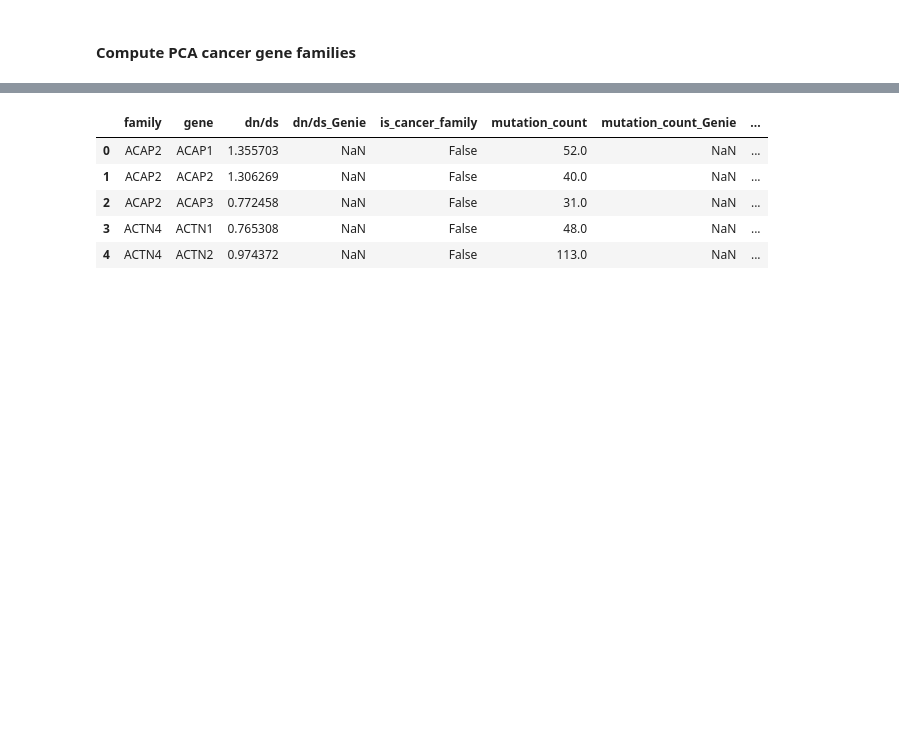
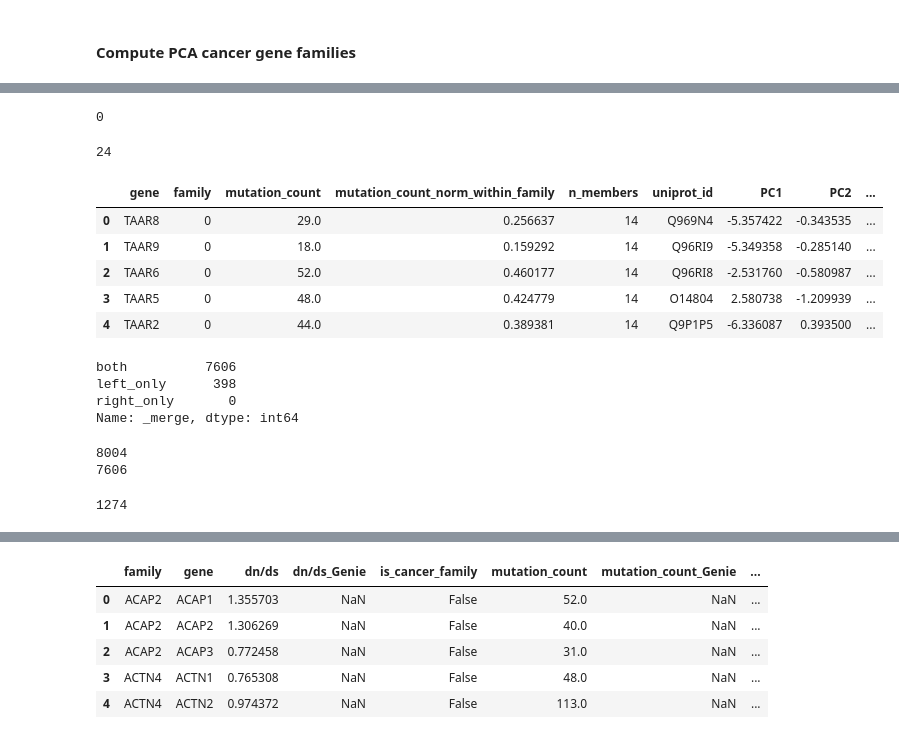
Before and after one commit to webermarcolivier/codon_usage_oncogenes, a Jupyter notebook: src/KRAS_codon_usage_published.ipynb, the cells around one changed output, grey strips where cells are left out. Drawn from its saved outputs; the diff is of its cells as text; code cells hidden in the pictures; blank space fills up the shorter version.

```diff
--- a/src/KRAS_codon_usage_published.ipynb
+++ b/src/KRAS_codon_usage_published.ipynb
@@ -400,3 +400,7 @@ YY2
 ZNF155
 ZNF383
 ZNF823
+# %%
+familyExtendedBackground = pd.read_csv(KRASPath / 'data' / "gene_families_extended_background.txt",
+                                       sep='\t', names=['gene', 'family', 'mutation_count'], header=0)
+familyExtendedBackground.head()
@@ -402,0 +414,13 @@ ZNF823
+# %%
+dfList = []
+for fam, group in familyExtendedBackground.groupby('family'):
+    df = group.copy()
+    df['mutation_count_norm_within_family'] = df['mutation_count'] / group['mutation_count'].max()
+    df['n_members'] = len(df)
+    dfList.append(df)
+
+familyExtendedBackground = pd.concat(dfList)
+print(len(familyExtendedBackground))
+familyExtendedBackground = familyExtendedBackground[familyExtendedBackground['n_members'] >= 3]
+print(len(familyExtendedBackground))
+familyExtendedBackground.head()
@@ -3499,0 +3418,38 @@ pcaGeneBasedFamilyDf.head()
+# %%
+familyExtendedBackground['gene'].duplicated().sum()
+# %% [output]
+0
+# %%
+pcaGeneBasedGeneDf['gene'].duplicated().sum()
+# %% [output]
+24
+# %%
+familyExtendedBackground2 = pd.merge(familyExtendedBackground,
+                                     pcaGeneBasedGeneDf.drop_duplicates(subset=['gene']),
+                                     on='gene', how='left', indicator=True)
+familyExtendedBackground2.head()
+# %% [output]
+|  | gene | family | mutation_count | mutation_count_norm_within_family | n_members | uniprot_id | PC1 | PC2 | ... |
+| 0 | TAAR8 | 0 | 29.0 | 0.256637 | 14 | Q969N4 | -5.357422 | -0.343535 | ... |
+| 1 | TAAR9 | 0 | 18.0 | 0.159292 | 14 | Q96RI9 | -5.349358 | -0.285140 | ... |
+| 2 | TAAR6 | 0 | 52.0 | 0.460177 | 14 | Q96RI8 | -2.531760 | -0.580987 | ... |
+| 3 | TAAR5 | 0 | 48.0 | 0.424779 | 14 | O14804 | 2.580738 | -1.209939 | ... |
+| 4 | TAAR2 | 0 | 44.0 | 0.389381 | 14 | Q9P1P5 | -6.336087 | 0.393500 | ... |
+# %%
+familyExtendedBackground2['_merge'].value_counts()
+# %% [output]
+both          7606
+left_only      398
+right_only       0
+Name: _merge, dtype: int64
+# %%
+print(len(familyExtendedBackground2))
+familyExtendedBackground2 = familyExtendedBackground2.dropna(subset=['PC1'])
+print(len(familyExtendedBackground2))
+# %% [output]
+8004
+7606
+# %%
+familyExtendedBackground2['family'].nunique()
+# %% [output]
+1274
```
Also changed, not shown: parts of 43 cells of this notebook.
